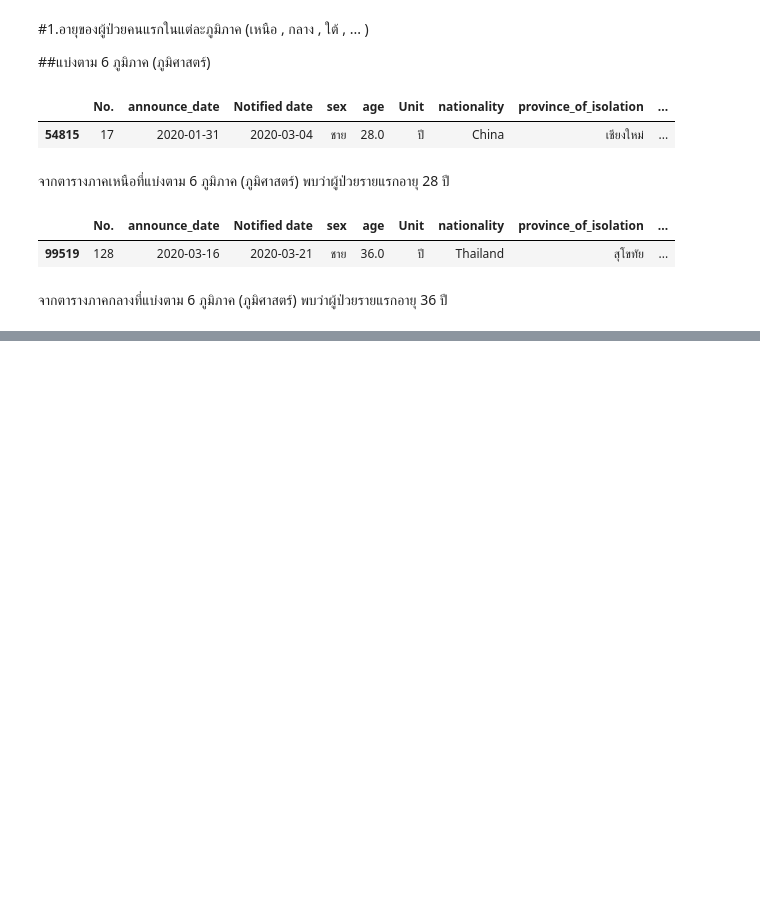
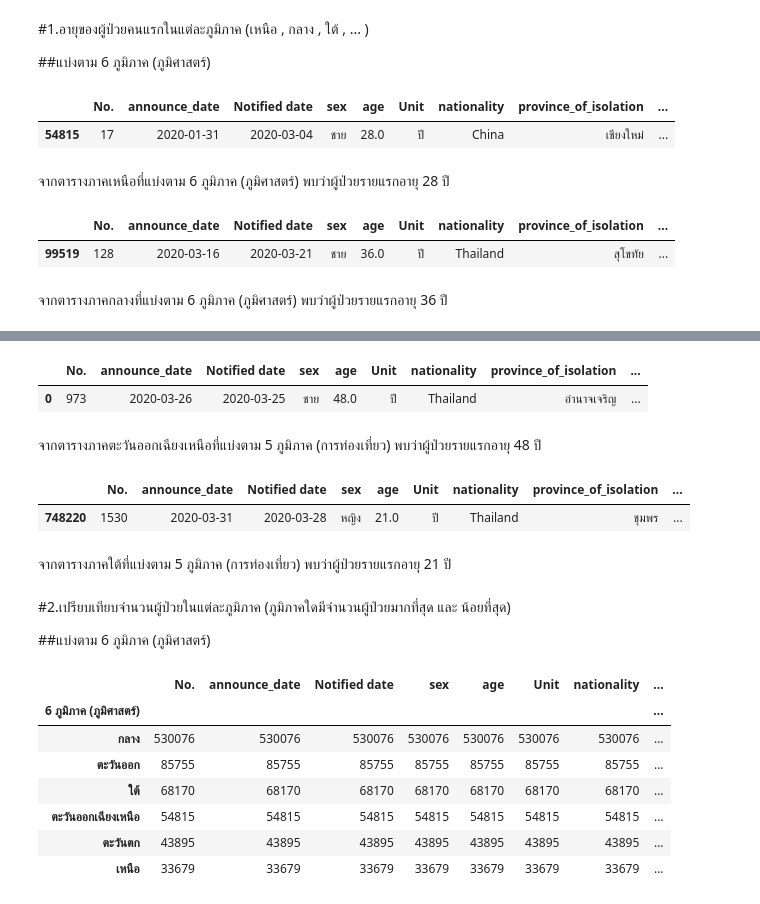
Before and after one commit to Kanyarat-S/data_viz_2020, a Jupyter notebook: BasicPython&DataViz_midterm2022.ipynb, the cells around one changed output, grey strips where cells are left out. Cells and saved outputs as stored; diff of their text form; code cells hidden in the pictures; blank space fills up the shorter version.

```diff
--- a/BasicPython&DataViz_midterm2022.ipynb
+++ b/BasicPython&DataViz_midterm2022.ipynb
@@ -143,0 +286,33 @@ df_B # แสดงตาราง
+# %%
+df_D = df[df['5 ภูมิภาค (การท่องเที่ยว)']=='ตะวันออกเฉียงเหนือ'].head(1) # เลือกตารางที่มีคอลัมน์  5 ภูมิภาค (การท่องเที่ยว) ที่เป็น  ตะวันออกเฉียงเหนือ  และใช้.head(1)เลือกแสดงแค่แถวที่ 1
+df_D # แสดงตาราง
+# %% [output]
+|  | No. | announce_date | Notified date | sex | age | Unit | nationality | province_of_isolation | ... |
+| 0 | 973 | 2020-03-26 | 2020-03-25 | ชาย | 48.0 | ปี | Thailand | อำนาจเจริญ | ... |
+# %% [markdown]
+จากตารางภาคตะวันออกเฉียงเหนือที่แบ่งตาม 5 ภูมิภาค (การท่องเที่ยว) พบว่าผู้ป่วยรายแรกอายุ 48 ปี
+# %%
+df_E = df[df['5 ภูมิภาค (การท่องเที่ยว)']=='ใต้'].head(1) # เลือกตารางที่มีคอลัมน์  5 ภูมิภาค (การท่องเที่ยว) ที่เป็น  ใต้  และใช้.head(1)เลือกแสดงแค่แถวที่ 1
+df_E # แสดงตาราง
+# %% [output]
+|  | No. | announce_date | Notified date | sex | age | Unit | nationality | province_of_isolation | ... |
+| 748220 | 1530 | 2020-03-31 | 2020-03-28 | หญิง | 21.0 | ปี | Thailand | ชุมพร | ... |
+# %% [markdown]
+จากตารางภาคใต้ที่แบ่งตาม 5 ภูมิภาค (การท่องเที่ยว) พบว่าผู้ป่วยรายแรกอายุ 21 ปี
+# %% [markdown]
+#2.เปรียบเทียบจำนวนผู้ป่วยในแต่ละภูมิภาค (ภูมิภาคใดมีจำนวนผู้ป่วยมากที่สุด และ น้อยที่สุด)
+
+##แบ่งตาม 6 ภูมิภาค (ภูมิศาสตร์)
+# %%
+df_2_A = df.groupby('6 ภูมิภาค (ภูมิศาสตร์)').count()   # กำหนด df_2_A ให้รวมกลุ่มคอลัมน์ 6 ภูมิภาค (ภูมิศาสตร์) จากตาราง df จากนั้นนับจำนวนว่ามีจำนวนแถวเท่าไหร่
+df_2_A_sort=df_2_A.sort_values(by='No.',ascending=False)  # กำหนด df_2_A_sort ให้เรียงลำดับ โดยดูที่คอลัมน์ 'No.' จากตาราง df_2_A จากนั้นเรียงลำดับจากมากไปน้อย (ascending=False)
+df_2_A_sort  #แสดงตาราง
+# %% [output]
+|  | No. | announce_date | Notified date | sex | age | Unit | nationality | ... |
+| 6 ภูมิภาค (ภูมิศาสตร์) |  |  |  |  |  |  |  | ... |
+| กลาง | 530076 | 530076 | 530076 | 530076 | 530076 | 530076 | 530076 | ... |
+| ตะวันออก | 85755 | 85755 | 85755 | 85755 | 85755 | 85755 | 85755 | ... |
+| ใต้ | 68170 | 68170 | 68170 | 68170 | 68170 | 68170 | 68170 | ... |
+| ตะวันออกเฉียงเหนือ | 54815 | 54815 | 54815 | 54815 | 54815 | 54815 | 54815 | ... |
+| ตะวันตก | 43895 | 43895 | 43895 | 43895 | 43895 | 43895 | 43895 | ... |
+| เหนือ | 33679 | 33679 | 33679 | 33679 | 33679 | 33679 | 33679 | ... |
```
Also changed, not shown: parts of 47 cells of this notebook.
